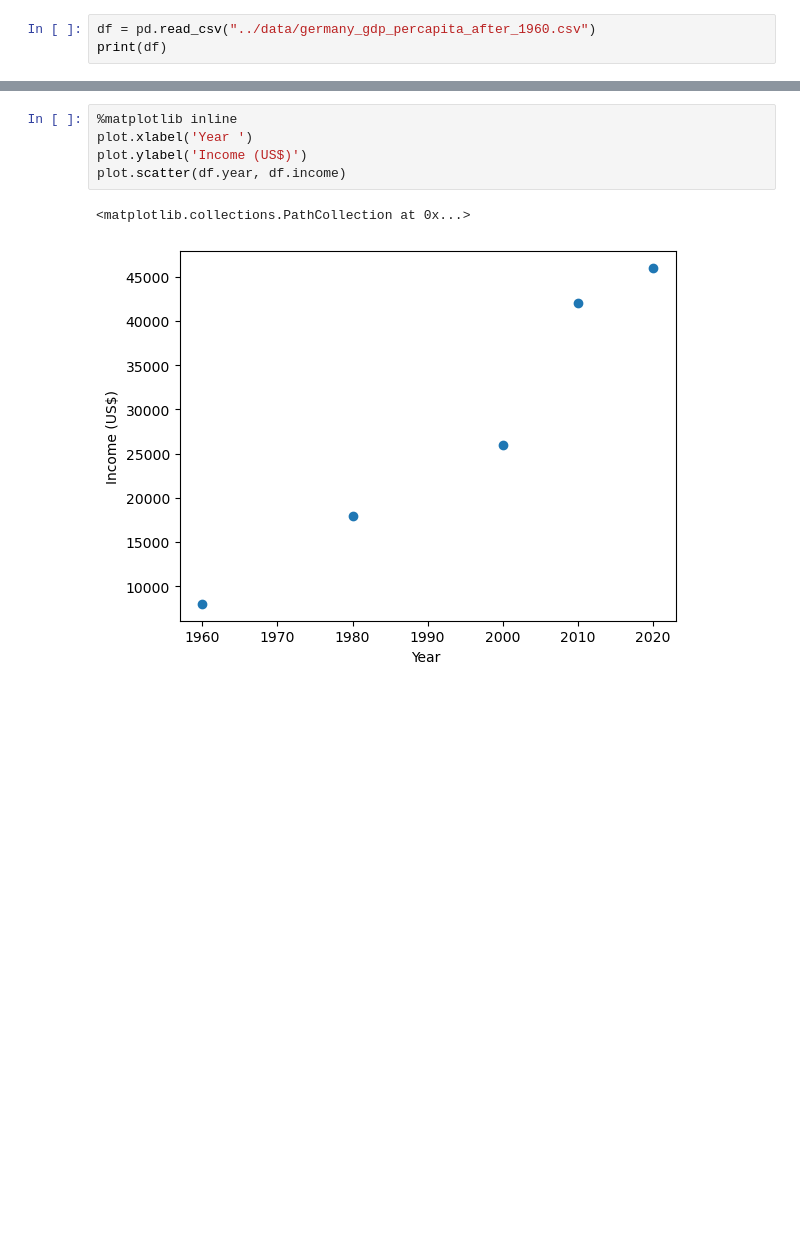
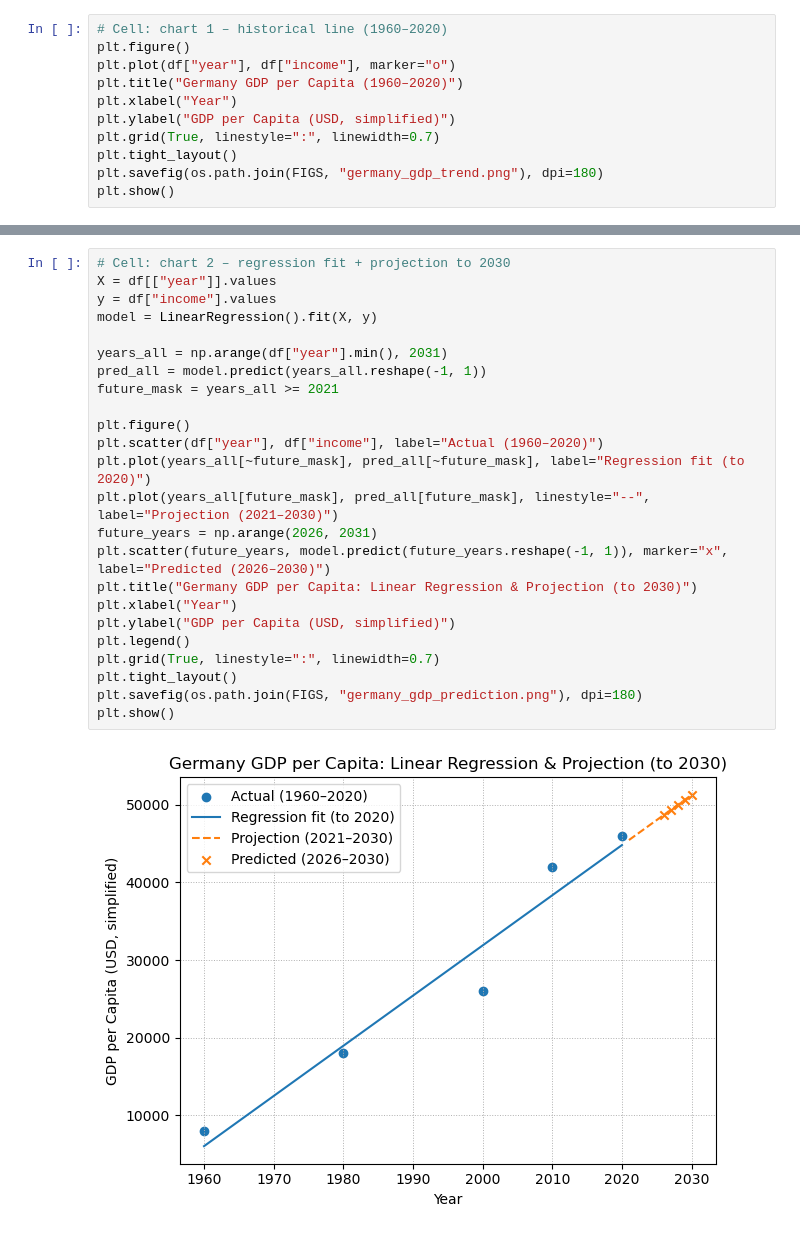
Before and after one commit to MalihaaRaja/germany-gdp-regression, a Jupyter notebook: notebooks/germany_gdp_prediction.ipynb, the cells around one changed output, grey strips where cells are left out. Saved outputs shown, nothing was run; the diff lists cells and outputs as text; blank space fills up the shorter version.

Commit message:
Add figures

```diff
--- a/notebooks/germany_gdp_prediction.ipynb
+++ b/notebooks/germany_gdp_prediction.ipynb
@@ -6,4 +21,12 @@ from sklearn import linear_model
 # %%
-df = pd.read_csv("../data/germany_gdp_percapita_after_1960.csv")
-print(df)
+# Cell: chart 1 – historical line (1960–2020)
+plt.figure()
+plt.plot(df["year"], df["income"], marker="o")
+plt.title("Germany GDP per Capita (1960–2020)")
+plt.xlabel("Year")
+plt.ylabel("GDP per Capita (USD, simplified)")
+plt.grid(True, linestyle=":", linewidth=0.7)
+plt.tight_layout()
+plt.savefig(os.path.join(FIGS, "germany_gdp_trend.png"), dpi=180)
+plt.show()
 # %% [output]
@@ -16,9 +34,27 @@ print(df)
 # %%
-%matplotlib inline
-plot.xlabel('Year ')
-plot.ylabel('Income (US$)')
-plot.scatter(df.year, df.income)
+# Cell: chart 2 – regression fit + projection to 2030
+X = df[["year"]].values
+y = df["income"].values
+model = LinearRegression().fit(X, y)
+
+years_all = np.arange(df["year"].min(), 2031)
+pred_all = model.predict(years_all.reshape(-1, 1))
+future_mask = years_all >= 2021
+
+plt.figure()
+plt.scatter(df["year"], df["income"], label="Actual (1960–2020)")
+plt.plot(years_all[~future_mask], pred_all[~future_mask], label="Regression fit (to 2020)")
+plt.plot(years_all[future_mask], pred_all[future_mask], linestyle="--", label="Projection (2021–2030)")
+future_years = np.arange(2026, 2031)
+plt.scatter(future_years, model.predict(future_years.reshape(-1, 1)), marker="x", label="Predicted (2026–2030)")
+plt.title("Germany GDP per Capita: Linear Regression & Projection (to 2030)")
+plt.xlabel("Year")
+plt.ylabel("GDP per Capita (USD, simplified)")
+plt.legend()
+plt.grid(True, linestyle=":", linewidth=0.7)
+plt.tight_layout()
+plt.savefig(os.path.join(FIGS, "germany_gdp_prediction.png"), dpi=180)
+plt.show()
 # %% [output]
-<matplotlib.collections.PathCollection at 0x...>
-[figure, old version]
+[figure, new version]
 # %%
```
Also changed, not shown: parts of 3 cells of this notebook, 3 other files.
